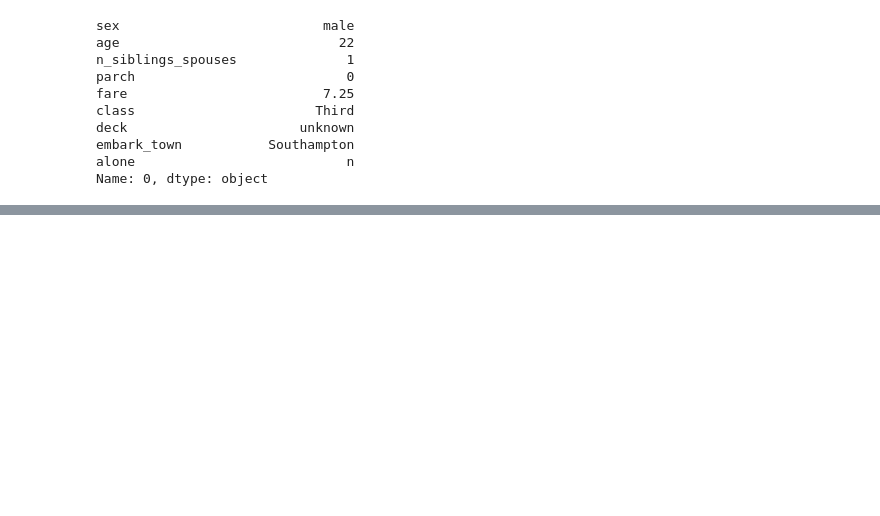
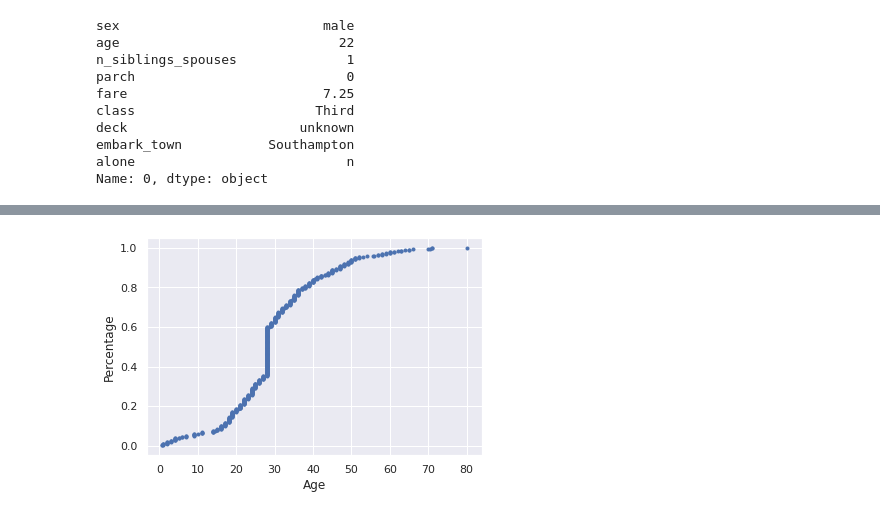
Before and after one commit to jafar-albadarneh/data-science-pot, a Jupyter notebook: Linear_regression_with_tensorflow2.ipynb, the cells around one changed output, grey strips where cells are left out. Cells and saved outputs as stored; diff of their text form; code cells hidden in the pictures; blank space fills up the shorter version.

```diff
--- a/Linear_regression_with_tensorflow2.ipynb
+++ b/Linear_regression_with_tensorflow2.ipynb
@@ -45,0 +53,11 @@ df_train.age.hist(bins=25)
+# %%
+# Show ECDF for Age
+age_data = df_train.sort_values('age')['age']
+num_samples = int(age_data.count())
+percentages = np.arange(1, num_samples+1)/num_samples
+_ = plt.plot(age_data, percentages, marker='.', linestyle='none')
+_ = plt.xlabel('Age')
+_ = plt.ylabel('Percentage')
+plt.show()
+# %% [output]
+[figure, added]
```
Also changed, not shown: parts of 18 cells of this notebook.
